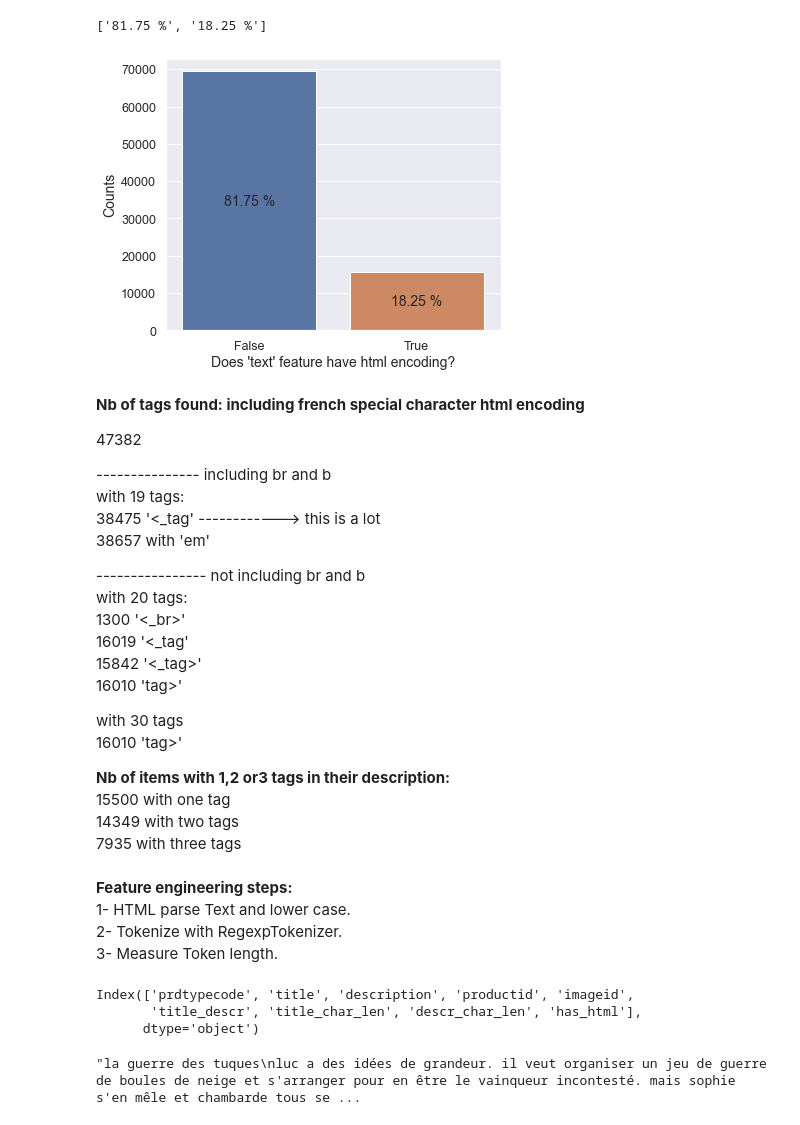
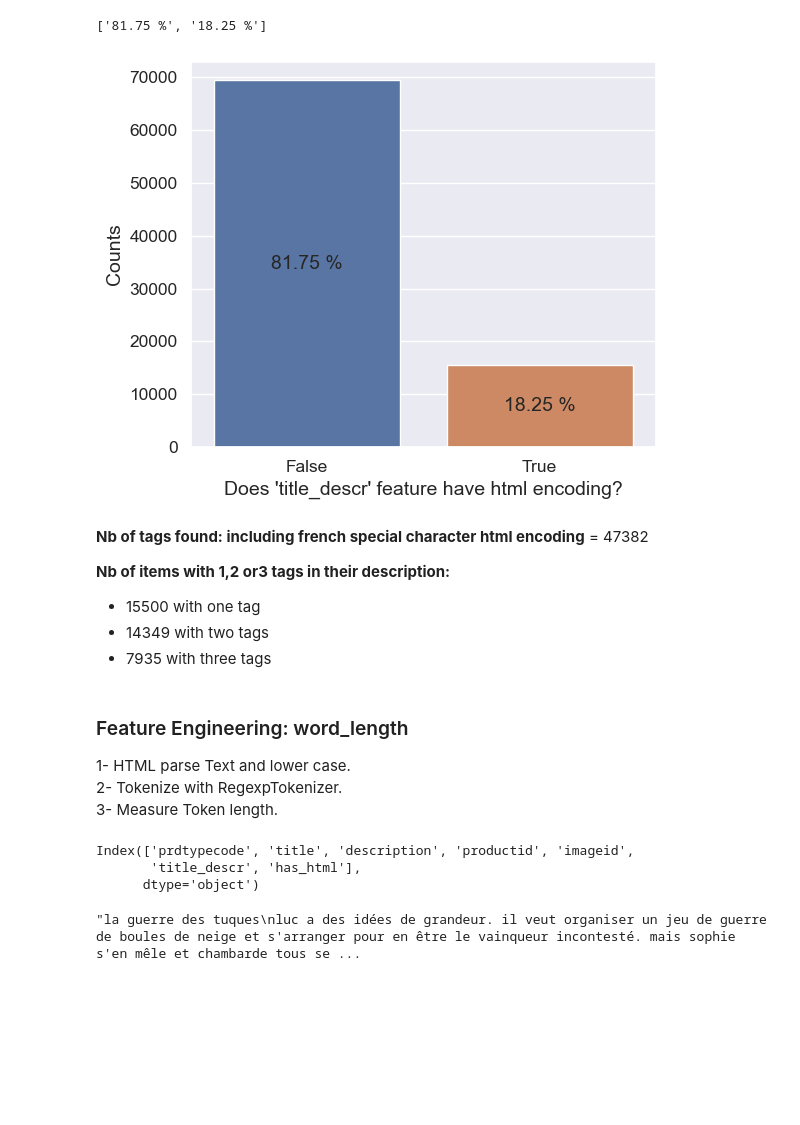
Before and after one commit to RamiroHR/Multimodal-Data-Product-Classification-Model, a Jupyter notebook: Rakuten_DataExploration.ipynb, the cells around one changed output. Saved outputs shown, nothing was run; the diff lists cells and outputs as text; code cells hidden in the pictures; blank space fills up the shorter version.

```diff
--- a/Rakuten_DataExploration.ipynb
+++ b/Rakuten_DataExploration.ipynb
@@ -172,7 +211,0 @@ Olivia: Personalisiertes Notizbuch / 150 Seiten / Punktraster / Ca Din A5 / Rose
-# %%
-## Let's measure the length for variables 'designation' and 'description' in term of the number of charaters
-
-df['title_char_len'] = [len(title) for title in df['title'] ]
-df['descr_char_len'] = [len(text) if pd.notnull(text) else 0 for text in df['description'] ]
-
-df.head()
@@ -325,43 +350,27 @@ bar_labels
 # %%
 
 f, ax = plt.subplots(1,1, figsize = (6,5) )
 sns.countplot(x = 'has_html', data = df)
 
 ## anotations
 fsize = 14
 ax.bar_label(ax.containers[0], labels = bar_labels, label_type='center', fontsize = fsize)
 plt.ylabel('Counts', fontsize = fsize)
-plt.xlabel("Does 'text' feature have html encoding?", fontsize = fsize)
+plt.xlabel("Does 'title_descr' feature have html encoding?", fontsize = fsize)
 plt.xticks(fontsize = fsize-1.5)
 plt.yticks(fontsize = fsize-1.5);
 # %% [output]
-[figure, old version]
+[figure, new version]
 # %% [markdown]
-**Nb of tags found: including french special character html encoding**
+**Nb of tags found: including french special character html encoding**  =  47382
 
-47382
-
---------------- including br and b
-with 19 tags:
-38475 '<_tag'   ------------> this is a lot
-38657 with 'em'
-
----------------- not including br and b
-with 20 tags:
-1300 '<_br>'
-16019 '<_tag'
-15842 '<_tag>'
-16010 'tag>'
-
-with 30 tags
-16010 'tag>'
 
 **Nb of items with 1,2 or3 tags in their description:**
-15500 with one tag
-14349 with two tags
-7935 with three tags
+- 15500 with one tag
+- 14349 with two tags
+- 7935 with three tags
 # %% [markdown]
-**Feature engineering steps:**
+### Feature Engineering: word_length
 1- HTML parse Text and lower case.
 2- Tokenize with RegexpTokenizer.
 3- Measure Token length.
@@ -369,7 +378,7 @@ with 30 tags
 df.columns
 # %% [output]
 Index(['prdtypecode', 'title', 'description', 'productid', 'imageid',
-       'title_descr', 'title_char_len', 'descr_char_len', 'has_html'],
+       'title_descr', 'has_html'],
       dtype='object')
 # %%
 ### HTML parse Text and lower case all
```
Also changed, not shown: parts of 91 cells of this notebook.
